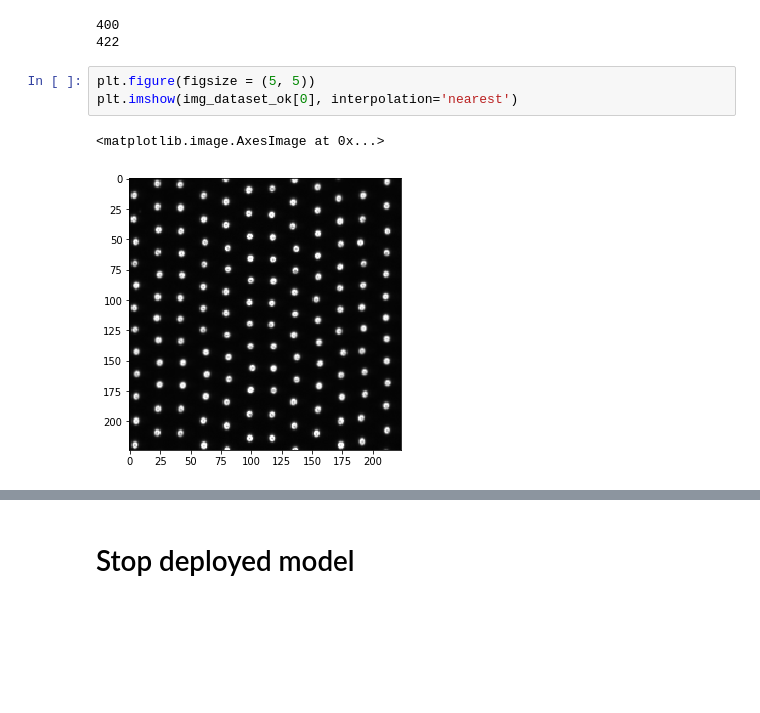
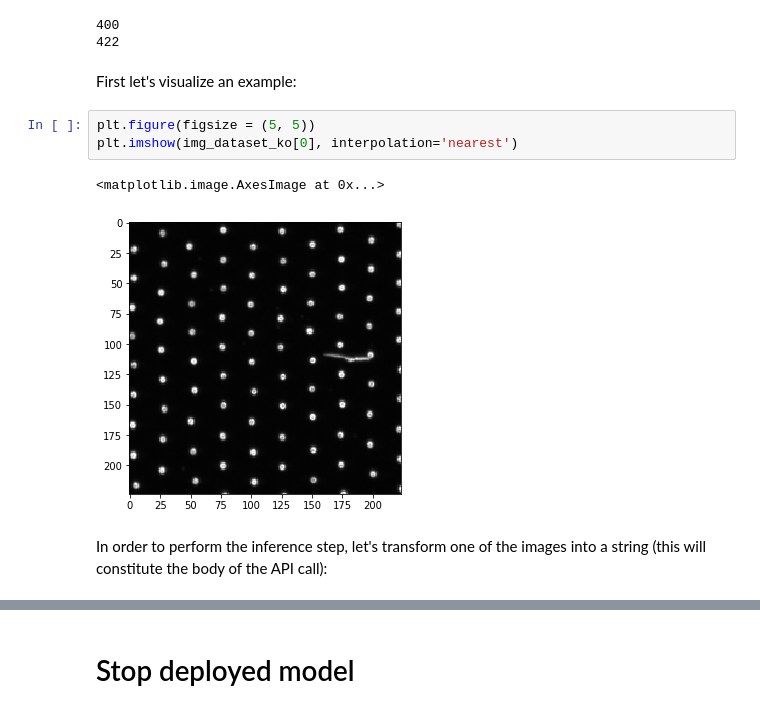
Before and after one commit to SAP-samples/btp-ai-sustainability-bootcamp, a Jupyter notebook: src/ai-models/defect-detection/notebooks/defect_detection_aicore_notebook.ipynb, the cells around one changed output, grey strips where cells are left out. Saved outputs shown, nothing was run; the diff lists cells and outputs as text; blank space fills up the shorter version.

Commit message:
changing input format for the image inference

```diff
--- a/src/ai-models/defect-detection/notebooks/defect_detection_aicore_notebook.ipynb
+++ b/src/ai-models/defect-detection/notebooks/defect_detection_aicore_notebook.ipynb
@@ -619,9 +625,13 @@ print(len(img_dataset_ko))
 # %% [output]
 400
 422
+# %% [markdown]
+First let's visualize an example:
 # %%
 plt.figure(figsize = (5, 5))
-plt.imshow(img_dataset_ok[0], interpolation='nearest')
+plt.imshow(img_dataset_ko[0], interpolation='nearest')
 # %% [output]
 <matplotlib.image.AxesImage at 0x...>
-[figure, old version]
+[figure, new version]
+# %% [markdown]
+In order to perform the inference step, let's transform one of the images into a string (this will constitute the body of the API call):
```
Also changed, not shown: parts of 13 cells of this notebook, 3 other files.
